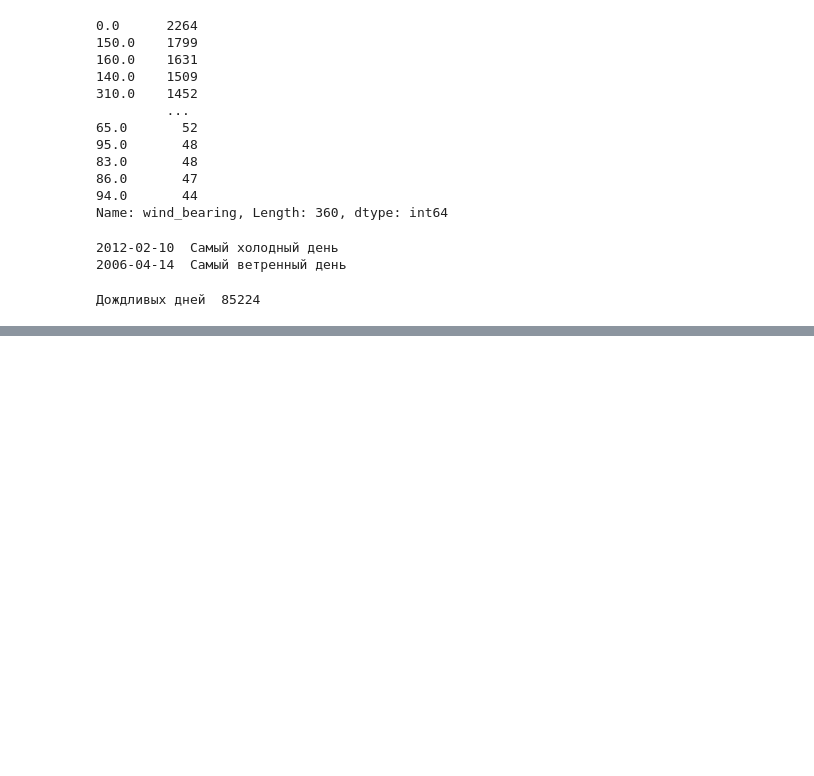
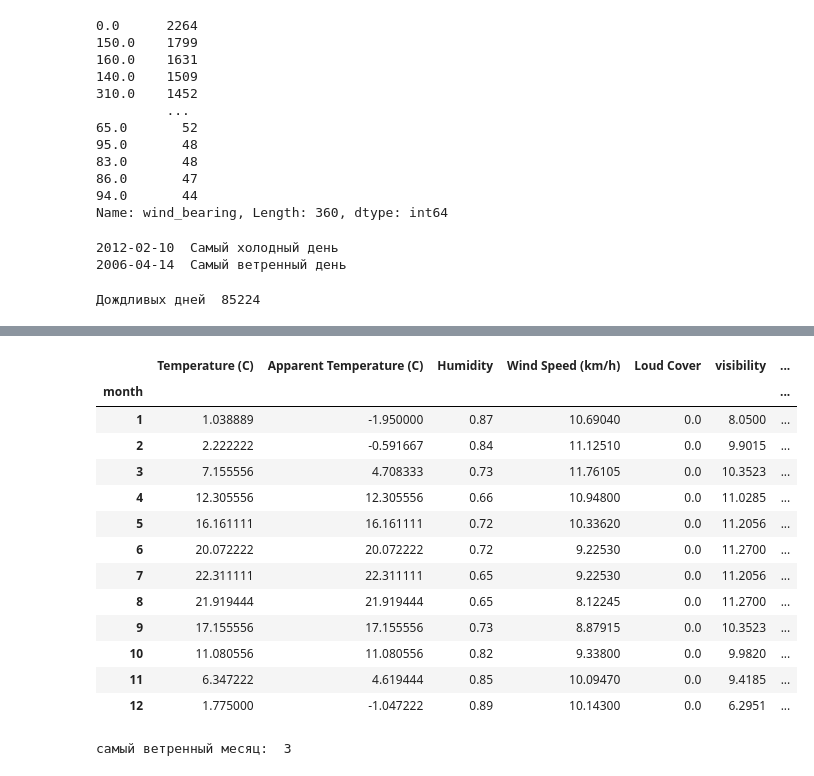
Before and after one commit to DmitryKutsev/ml_hw, a Jupyter notebook: hw1.ipynb, the cells around one changed output, grey strips where cells are left out. Saved outputs shown, nothing was run; the diff lists cells and outputs as text; code cells hidden in the pictures; blank space fills up the shorter version.

```diff
--- a/hw1.ipynb
+++ b/hw1.ipynb
@@ -77,0 +94,30 @@ print("Дождливых дней ", rainy_days)
+# %%
+import datetime as dt
+import numpy as np
+weather_hist['Formatted Date'] = pd.to_datetime(weather_hist['Formatted Date'], utc=True)
+# %%
+weather_hist['year'] = weather_hist['Formatted Date'].dt.year
+weather_hist['month'] = weather_hist['Formatted Date'].dt.month
+weather_hist['week'] = weather_hist['Formatted Date'].dt.week
+# %%
+grouped_mon = weather_hist.groupby(['month']).aggregate(np.median)
+grouped_mon
+# %% [output]
+|  | Temperature (C) | Apparent Temperature (C) | Humidity | Wind Speed (km/h) | Loud Cover | visibility | ... |
+| month |  |  |  |  |  |  | ... |
+| 1 | 1.038889 | -1.950000 | 0.87 | 10.69040 | 0.0 | 8.0500 | ... |
+| 2 | 2.222222 | -0.591667 | 0.84 | 11.12510 | 0.0 | 9.9015 | ... |
+| 3 | 7.155556 | 4.708333 | 0.73 | 11.76105 | 0.0 | 10.3523 | ... |
+| 4 | 12.305556 | 12.305556 | 0.66 | 10.94800 | 0.0 | 11.0285 | ... |
+| 5 | 16.161111 | 16.161111 | 0.72 | 10.33620 | 0.0 | 11.2056 | ... |
+| 6 | 20.072222 | 20.072222 | 0.72 | 9.22530 | 0.0 | 11.2700 | ... |
+| 7 | 22.311111 | 22.311111 | 0.65 | 9.22530 | 0.0 | 11.2056 | ... |
+| 8 | 21.919444 | 21.919444 | 0.65 | 8.12245 | 0.0 | 11.2700 | ... |
+| 9 | 17.155556 | 17.155556 | 0.73 | 8.87915 | 0.0 | 10.3523 | ... |
+| 10 | 11.080556 | 11.080556 | 0.82 | 9.33800 | 0.0 | 9.9820 | ... |
+| 11 | 6.347222 | 4.619444 | 0.85 | 10.09470 | 0.0 | 9.4185 | ... |
+| 12 | 1.775000 | -1.047222 | 0.89 | 10.14300 | 0.0 | 6.2951 | ... |
+# %%
+print("самый ветренный месяц: ", grouped_mon['Wind Speed (km/h)'].idxmax())
+# %% [output]
+самый ветренный месяц:  3
```
Also changed, not shown: parts of 6 cells of this notebook.
